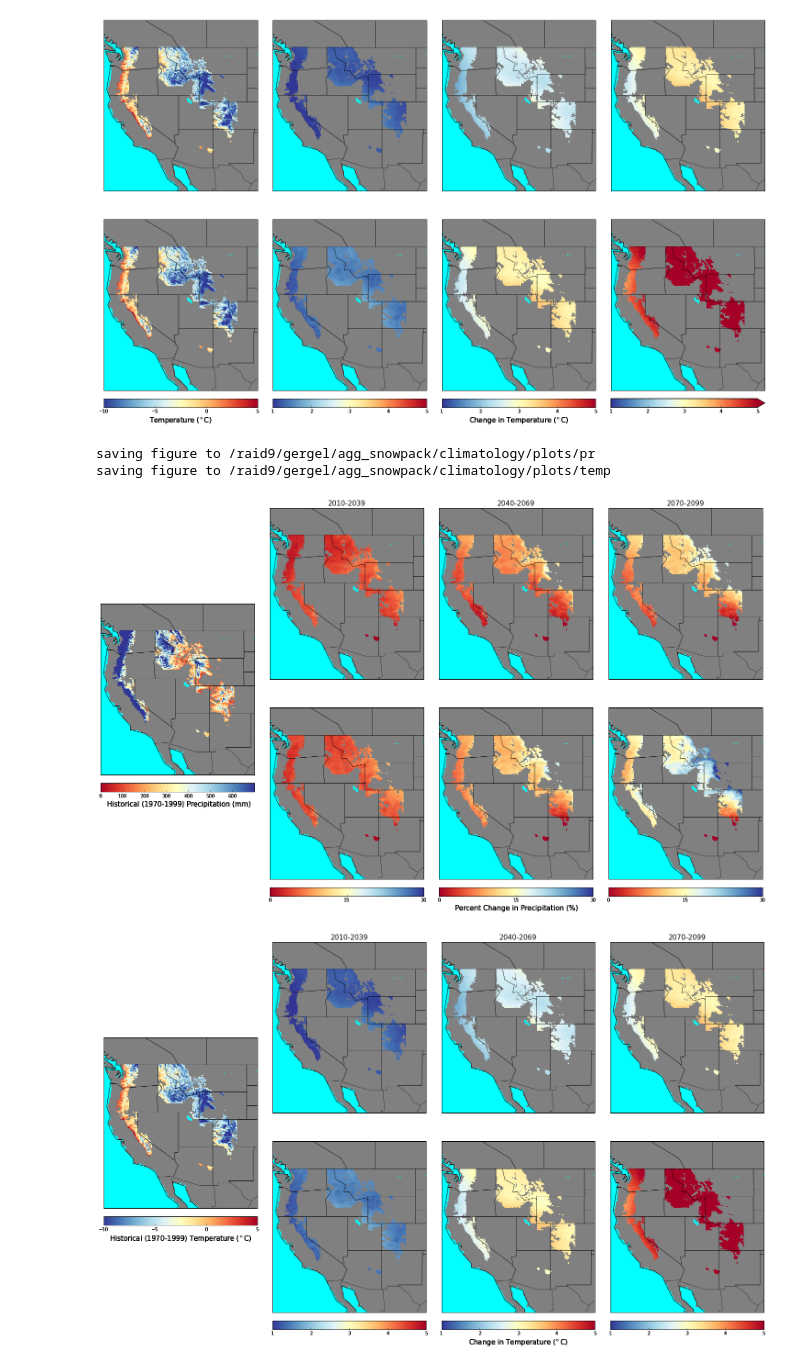
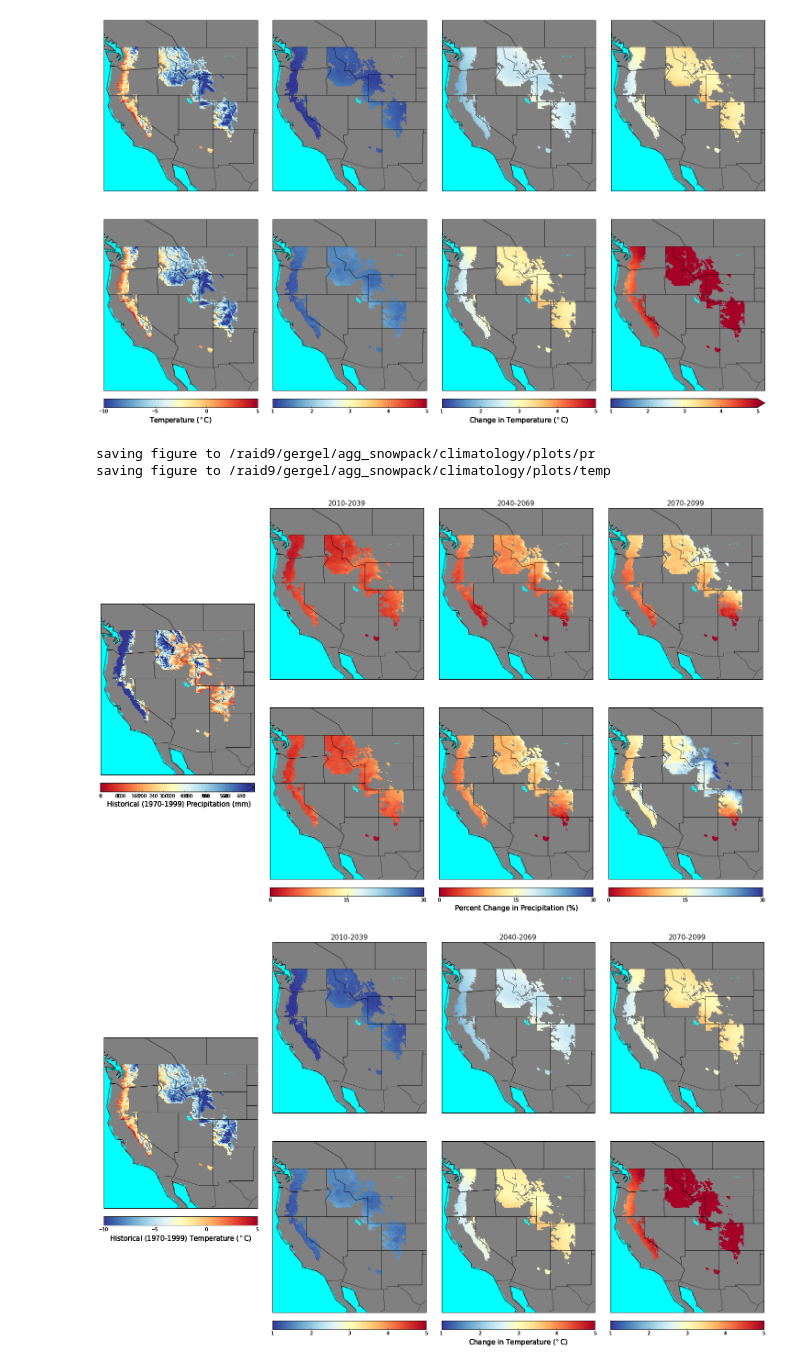
Before and after one commit to XUEYANZHANG9/IS_snowfire, a Jupyter notebook: plot_climatology.ipynb, the cells around one changed output. Cells and saved outputs as stored; diff of their text form; code cells hidden in the pictures.

Commit message:
updated colorbars and plotting layout

```diff
--- a/plot_climatology.ipynb
+++ b/plot_climatology.ipynb
@@ -305,6 +305,7 @@ for variable in variables:
             if num >= 3 and num < 7:
                 cbar = m.colorbar(cs, location='bottom',pad="5%")
                 if (scenarios[num] == "historical") and (variable == "pr"):
+                    cbar = m.colorbar(cs, location='bottom',pad="5%")
                     cbar.set_ticks([0,100,200,300,400,500,600])
                     cbar.set_label(' Historical (1970-1999) Precipitation (mm)',size=15)
                 elif (scenarios[num] == "historical") and (variable == "temp"):
@@ -314,32 +315,32 @@ for variable in variables:
                     cbar.set_ticks([-30,-15,0,15,30])
                 else:
                     cbar.set_ticks([1,2,3,4,5])
             elif num == 5 and (variable == "temp"):
                 cbar = m.colorbar(cs, location='bottom',pad="5%",extend='max')
                 if (scenarios[num] == "historical") and (variable == "pr"):
                     cbar.set_ticks([0,100,200,300,400,500,600])
                 if (scenarios[num] == "historical") and (variable == "temp"):
                     cbar.set_ticks([-10,-5,0,5])
                 elif(scenarios[num] != "historical") and (variable == "pr"):
                     cbar.set_ticks([-30,-15,0,15,30])
                 else:
                     cbar.set_ticks([1,2,3,4,5])
             if num == 4 and (variable == "temp"):
                 cbar.set_label('Change in Temperature ($^\circ$C)',size=15)
             elif num == 4 and (variable == "pr"):
                 cbar.set_label('Percent Change in Precipitation (%)',size=15)
             if num == 7 and (variable == "pr"):
                 cbar = m.colorbar(cs, location='bottom',pad="5%")
                 cbar.set_ticks([-30,-15,0,15,30])
     fig.subplots_adjust(left=0,right=1,top=1,bottom=0.1,hspace=0.00000001,wspace=0.1)
     ## save figure
     direc = '/raid9/gergel/agg_snowpack/climatology/plots'
     plotname = '%s' %variable
     savepath = os.path.join(direc,plotname)
     print("saving figure to %s" %savepath)
     plt.savefig(savepath)
 # %% [output]
 saving figure to /raid9/gergel/agg_snowpack/climatology/plots/pr
 saving figure to /raid9/gergel/agg_snowpack/climatology/plots/temp
-[figure, old version]
+[figure, new version]
 [figure]
```
